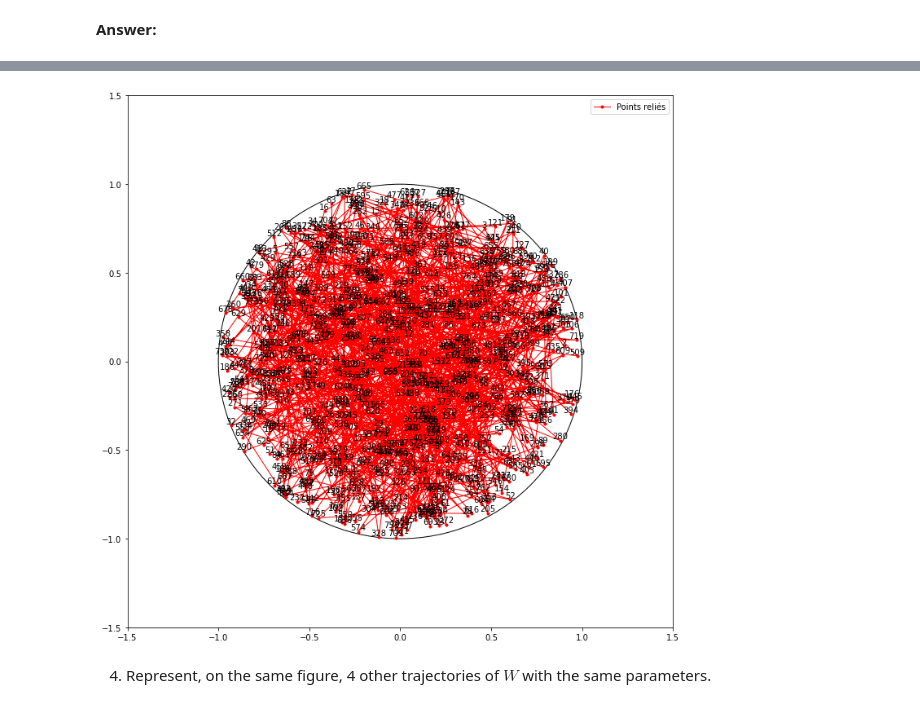
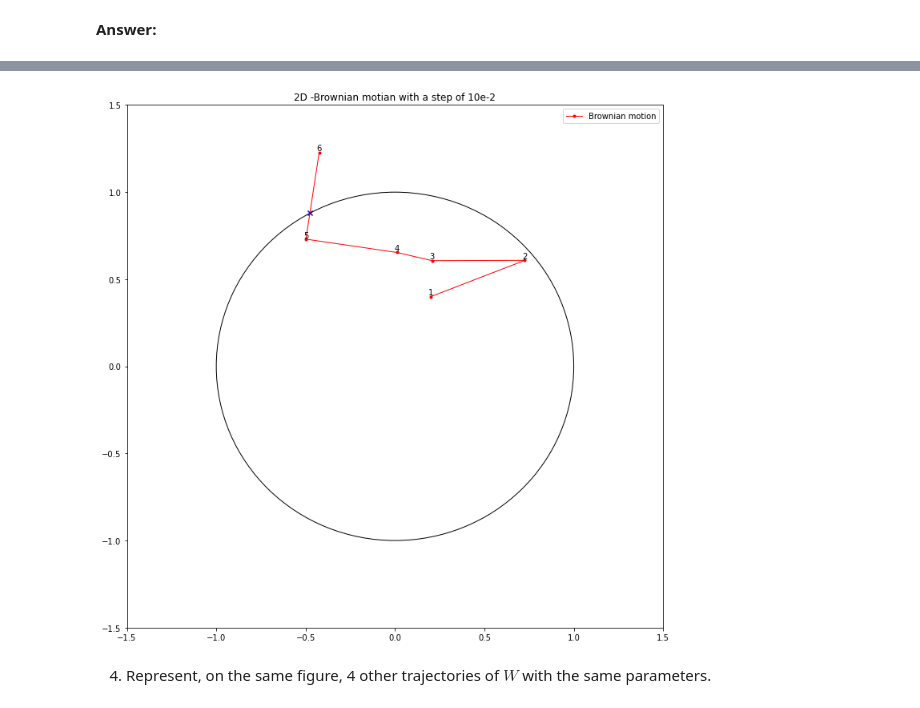
Before and after one commit to jeremdesno/python_sdia, a Jupyter notebook: Labs/Lab3/lab3.ipynb, the cells around one changed output, grey strips where cells are left out. Saved outputs shown, nothing was run; the diff lists cells and outputs as text; code cells hidden in the pictures.

````diff
--- a/Labs/Lab3/lab3.ipynb
+++ b/Labs/Lab3/lab3.ipynb
@@ -156,6 +159 @@ b = 1.0248084476779842
 Le test a réussi : la norme L2 est égale à 1.
-# %%
-x = np.array([0.5, 0.7])
-a = 0.3
-b = 0.6
-print(verif_racine(x, a, b))
@@ -176,7 +172,3 @@ print(verif_racine(x, a, b))
 > ```
 # %% [markdown]
 **Answer:**
-# %%
-x = [0.2, 0.4]
-res = x + 10*rng[0]
-print(res)
@@ -261,47 +175,38 @@ plt.show()
 # %%
-import matplotlib.pyplot as plt
-import numpy as np
-
-# Création du cercle non rempli
+# Creation of an unfilled circle
 circle = plt.Circle((0, 0), 1, fill=False)
 
-# Création d'une figure avec une taille personnalisée (largeur x hauteur)
+# Create a figure with a custom size (width x height)
 fig = plt.figure(figsize=(12, 12))
 
-# Ajout du cercle à l'axe
+# Add circle to axis
 ax = fig.add_subplot(111)
 ax.add_artist(circle)
 
-# Définir la limite des axes pour inclure le cercle
+# Define axis limit to include circle
 ax.set_xlim(-1.5, 1.5)
 ax.set_ylim(-1.5, 1.5)
 
-# Génération de données aléatoires pour le nuage de points
-np.random.seed(42)
-num_points = 1000
-x_points = np.random.uniform(-1, 1, num_points)
-y_points = np.random.uniform(-1, 1, num_points)
+# Connect the points inside the circle with a thinner line
+plt.plot(Wx, Wy, marker='o', linestyle='-', color='red', markersize=3, linewidth=1, label='Brownian motion')
 
-# Filtrer les points à l'intérieur du cercle (rayon <= 1)
-indices_a_l_interieur_du_cercle = x_points**2 + y_points**2 <= 1
-x_points_interieur = x_points[indices_a_l_interieur_du_cercle]
-y_points_interieur = y_points[indices_a_l_interieur_du_cercle]
-
-# Relier les points à l'intérieur du cercle avec une ligne plus fine
-plt.plot(x_points_interieur, y_points_interieur, marker='o', linestyle='-', color='red', markersize=3, linewidth=1, label='Points reliés')
-
-# Affichage des points à l'intérieur du cercle avec des numéros et des points plus petits
-for i, (x, y) in enumerate(zip(x_points_interieur, y_points_interieur), start=1):
+# Display points inside the circle with numbers and smaller points
+for i, (x, y) in enumerate(zip(Wx, Wy), start=1):
     plt.scatter(x, y, c='red', marker='.', s=20)
     plt.text(x, y, str(i), fontsize=10, ha='center', va='bottom')
 
-# Légende
+plt.scatter(cross_point[0], cross_point[1], c='blue', marker='x')
+
+# Legend
 plt.legend()
 
-# Afficher le graphique
+# Title
+plt.title("2D -Brownian motian with a step of 10e-2")
+
+# Plot the 2 - D brownnian motion
 plt.show()
 # %% [output]
-[figure, old version]
+[figure, new version]
 # %% [markdown]
 4. Represent, on the same figure, 4 other trajectories of $W$ with the same parameters.
 # %% [markdown]
````
Also changed, not shown: parts of 12 cells of this notebook.
